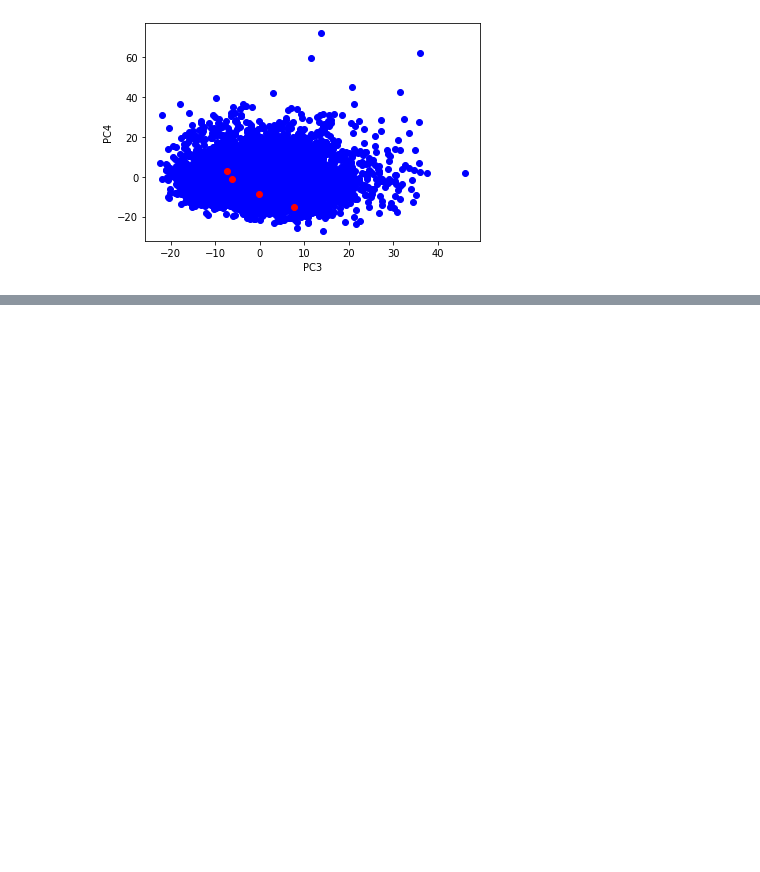
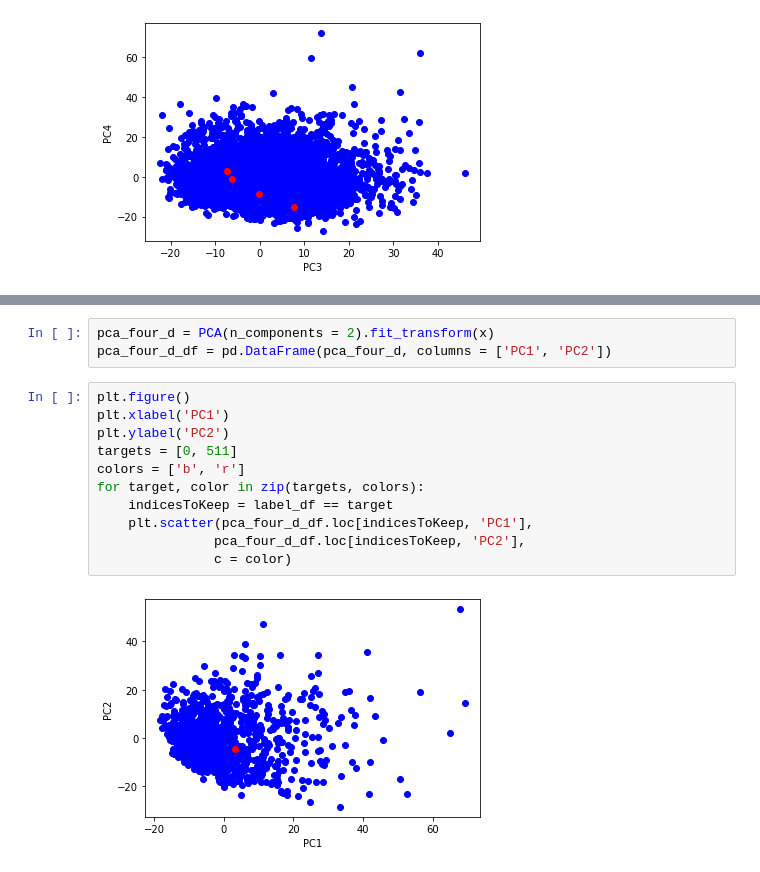
Before and after one commit to USF-CS-663-Spring-2020/lab-03-pca-Xinqi-Zhang-USF, a Jupyter notebook: gisette.ipynb, the cells around one changed output, grey strips where cells are left out. Drawn from its saved outputs; the diff is of its cells as text; blank space fills up the shorter version.

```diff
--- a/gisette.ipynb
+++ b/gisette.ipynb
@@ -88,0 +148,16 @@ for target, color in zip(targets, colors):
+# %%
+pca_four_d = PCA(n_components = 2).fit_transform(x)
+pca_four_d_df = pd.DataFrame(pca_four_d, columns = ['PC1', 'PC2'])
+# %%
+plt.figure()
+plt.xlabel('PC1')
+plt.ylabel('PC2')
+targets = [0, 511]
+colors = ['b', 'r']
+for target, color in zip(targets, colors):
+    indicesToKeep = label_df == target
+    plt.scatter(pca_four_d_df.loc[indicesToKeep, 'PC1'],
+               pca_four_d_df.loc[indicesToKeep, 'PC2'],
+               c = color)
+# %% [output]
+[figure, added]
```
Also changed, not shown: parts of 5 cells of this notebook, 1 other file.
